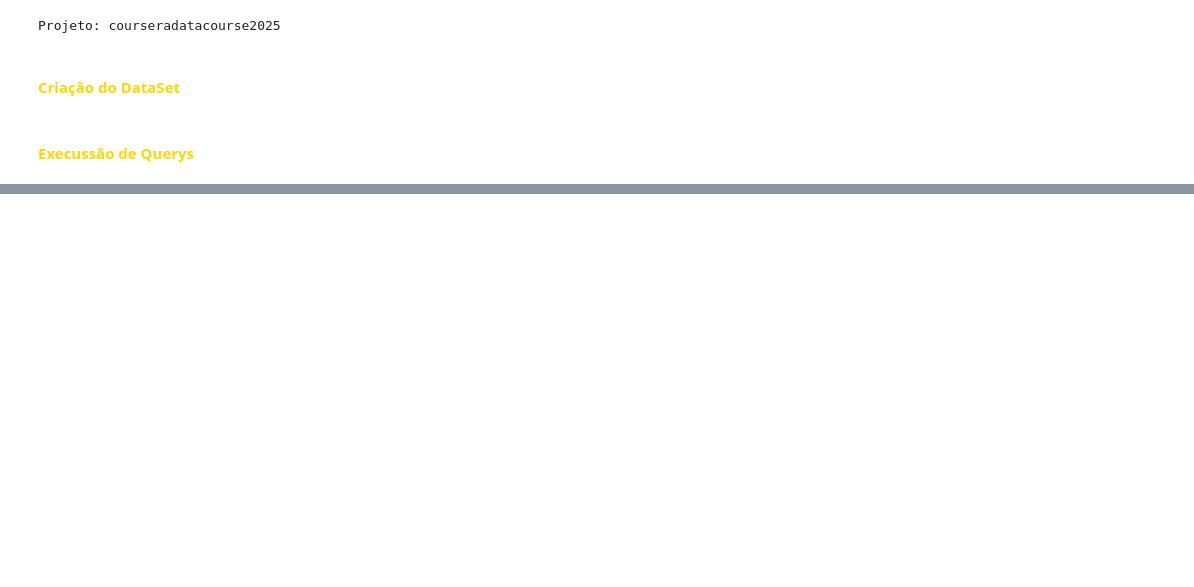
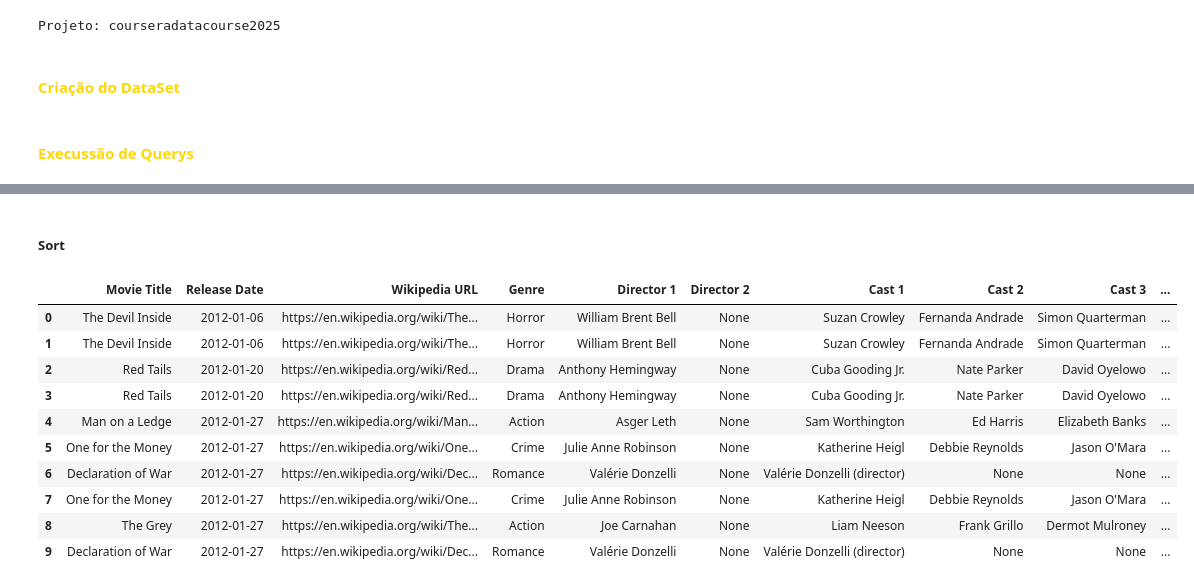
Before and after one commit to fabiano-sr/Google-Data_Analytics_Professional_Certificate, a Jupyter notebook: Course_05-BigQuery_Analysis.ipynb, the cells around one changed output, grey strips where cells are left out. Drawn from its saved outputs; the diff is of its cells as text; code cells hidden in the pictures; blank space fills up the shorter version.

```diff
--- a/Course_05-BigQuery_Analysis.ipynb
+++ b/Course_05-BigQuery_Analysis.ipynb
@@ -72,0 +76,24 @@ client.query(f'''
+# %% [markdown]
+##### Sort
+# %%
+client.query(f'''
+    SELECT
+        *
+    FROM
+        {movies}
+    ORDER BY
+        `Release Date`
+    LIMIT 10
+''').to_dataframe()
+# %% [output]
+|  | Movie Title | Release Date | Wikipedia URL | Genre | Director 1 | Director 2 | Cast 1 | Cast 2 | Cast 3 | ... |
+| 0 | The Devil Inside | 2012-01-06 | https://en.wikipedia.org/wiki/The... | Horror | William Brent Bell | None | Suzan Crowley | Fernanda Andrade | Simon Quarterman | ... |
+| 1 | The Devil Inside | 2012-01-06 | https://en.wikipedia.org/wiki/The... | Horror | William Brent Bell | None | Suzan Crowley | Fernanda Andrade | Simon Quarterman | ... |
+| 2 | Red Tails | 2012-01-20 | https://en.wikipedia.org/wiki/Red... | Drama | Anthony Hemingway | None | Cuba Gooding Jr. | Nate Parker | David Oyelowo | ... |
+| 3 | Red Tails | 2012-01-20 | https://en.wikipedia.org/wiki/Red... | Drama | Anthony Hemingway | None | Cuba Gooding Jr. | Nate Parker | David Oyelowo | ... |
+| 4 | Man on a Ledge | 2012-01-27 | https://en.wikipedia.org/wiki/Man... | Action | Asger Leth | None | Sam Worthington | Ed Harris | Elizabeth Banks | ... |
+| 5 | One for the Money | 2012-01-27 | https://en.wikipedia.org/wiki/One... | Crime | Julie Anne Robinson | None | Katherine Heigl | Debbie Reynolds | Jason O'Mara | ... |
+| 6 | Declaration of War | 2012-01-27 | https://en.wikipedia.org/wiki/Dec... | Romance | Valérie Donzelli | None | Valérie Donzelli (director) | None | None | ... |
+| 7 | One for the Money | 2012-01-27 | https://en.wikipedia.org/wiki/One... | Crime | Julie Anne Robinson | None | Katherine Heigl | Debbie Reynolds | Jason O'Mara | ... |
+| 8 | The Grey | 2012-01-27 | https://en.wikipedia.org/wiki/The... | Action | Joe Carnahan | None | Liam Neeson | Frank Grillo | Dermot Mulroney | ... |
+| 9 | Declaration of War | 2012-01-27 | https://en.wikipedia.org/wiki/Dec... | Romance | Valérie Donzelli | None | Valérie Donzelli (director) | None | None | ... |
```
Also changed, not shown: parts of 29 cells of this notebook, 7 other files.
